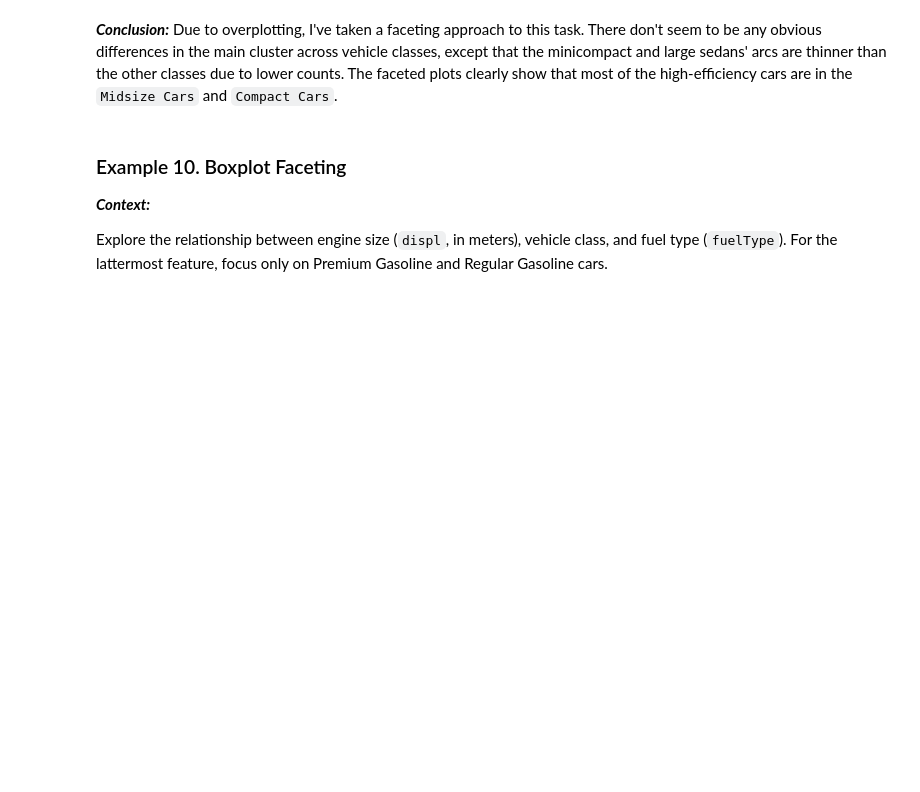
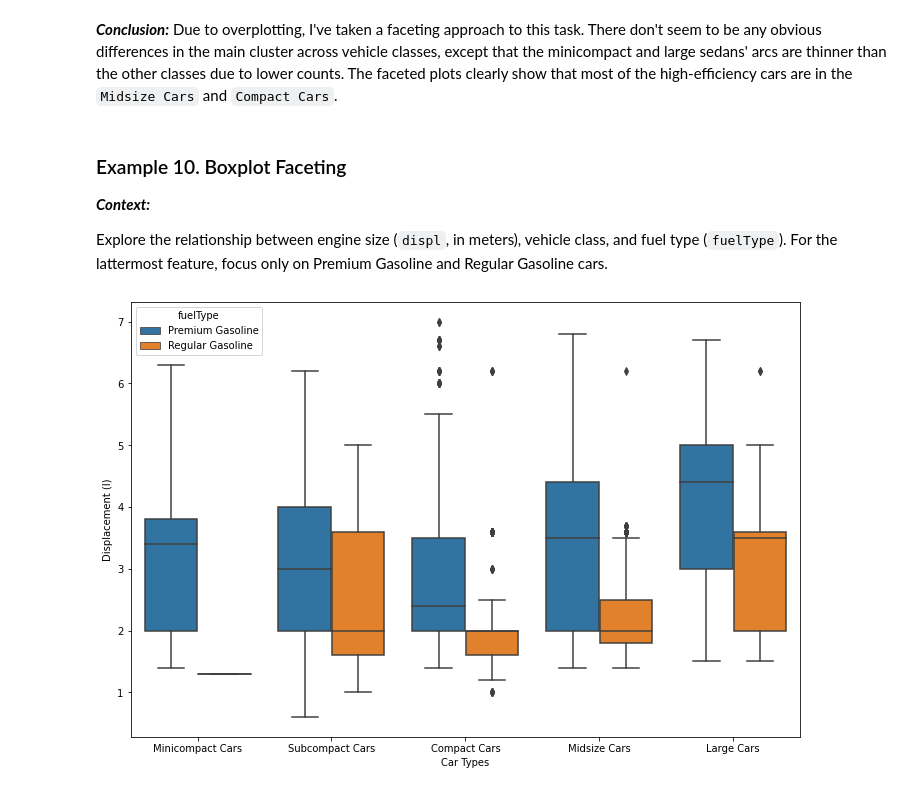
Before and after one commit to Alex-YuZ/Data-Visualization, a Jupyter notebook: Faceting.ipynb, the cells around one changed output. Saved outputs shown, nothing was run; the diff lists cells and outputs as text; code cells hidden in the pictures; blank space fills up the shorter version.

Commit message:
feat: Add example on boxplot faceting

```diff
--- a/Faceting.ipynb
+++ b/Faceting.ipynb
@@ -785,3 +785,13 @@ ___Conclusion:___ Due to overplotting, I've taken a faceting approach to this ta
 ___Context:___
 
 Explore the relationship between engine size (`displ`, in meters), vehicle class, and fuel type (`fuelType`). For the lattermost feature, focus only on Premium Gasoline and Regular Gasoline cars.
+# %%
+fuel_econ_sub = fuel_econ[fuel_econ.fuelType.isin(['Premium Gasoline', 'Regular Gasoline'])]
+
+plt.figure(figsize=(12, 8))
+sns.boxplot(data=fuel_econ_sub, x='VClass', y='displ', hue='fuelType')
+
+plt.xlabel('Car Types')
+plt.ylabel('Displacement (l)');
+# %% [output]
+[figure, added]
```
